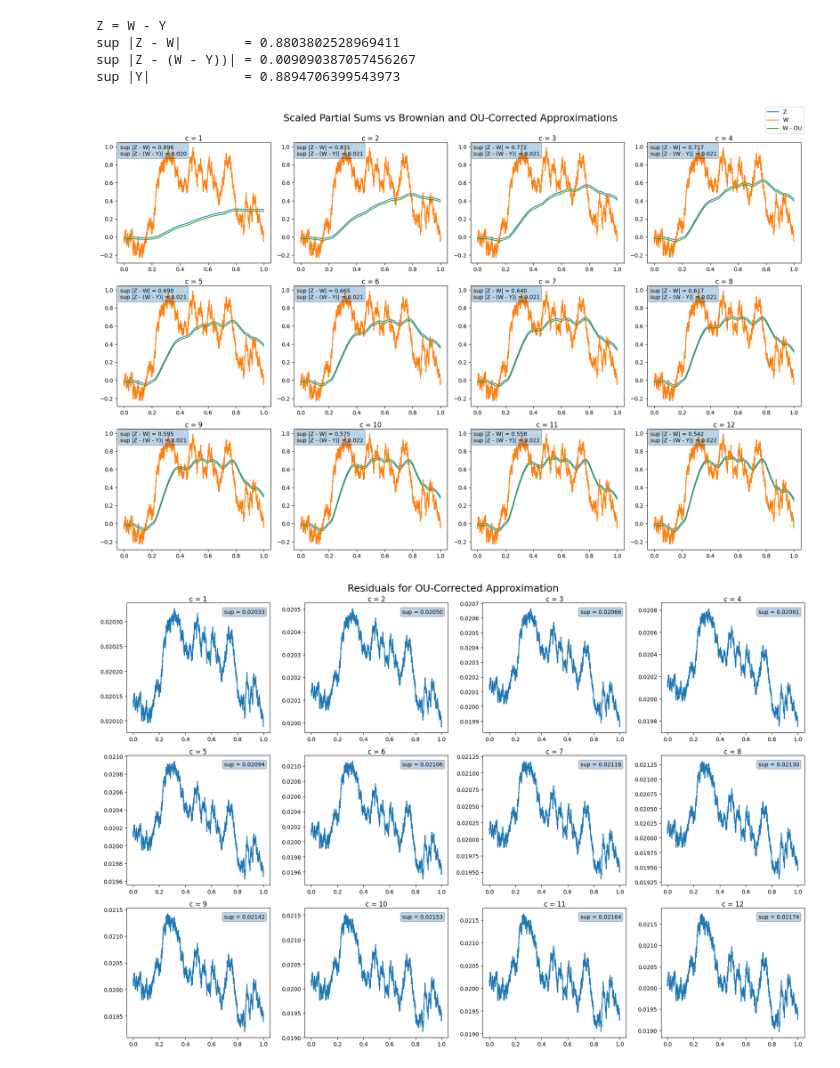
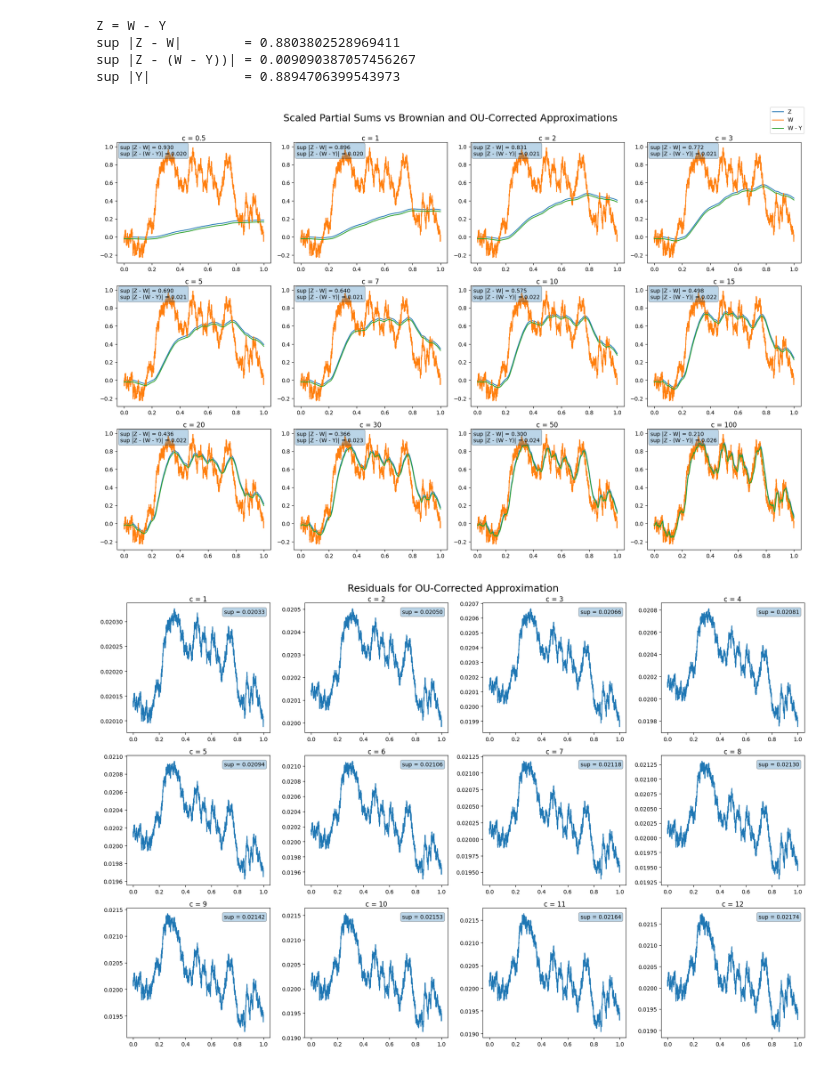
Before and after one commit to Shinyhunter95/Masters-Project, a Jupyter notebook: AR(1).ipynb, the cells around one changed output. Saved outputs shown, nothing was run; the diff lists cells and outputs as text; code cells hidden in the pictures.

```diff
--- a/AR(1).ipynb
+++ b/AR(1).ipynb
@@ -224,7 +224,9 @@ axes = axes.flatten()
 # Loop over c values
 # ---------------------------------
 
-for idx, c in enumerate(range(1, 13)):
+c_values = [0.5, 1, 2, 3, 5, 7, 10, 15, 20, 30, 50, 100]
+
+for idx, c in enumerate(c_values):
 
     rho = 1 - c / N
 
@@ -287,34 +289,34 @@ for idx, c in enumerate(range(1, 13)):
     ax.plot(t, Z, label='Z')
     ax.plot(t, W, label='W')
     ax.plot(t, W_corr, label='W - Y')
 
     ax.set_title(f'c = {c}', pad=1)
 
     ax.text(
         0.02,
         0.98,
         (
             f'sup |Z - W| = {err_BM:.3f}\n'
             f'sup |Z - (W - Y)| = {err_corr:.3f}'
        ),
        transform=ax.transAxes,
        verticalalignment='top',
        bbox=dict(boxstyle='round', alpha=0.3)
     )
 
 # ---------------------------------
 # Shared legend
 # ---------------------------------
 
 handles, labels = axes[0].get_legend_handles_labels()
 
 fig.legend(handles, labels, loc='upper right', ncol=1, bbox_to_anchor=(1, 0.97))
 
 plt.tight_layout(rect=[0, 0, 1, 0.95])
 
 plt.show()
 # %% [output]
-[figure, old version]
+[figure, new version]
 # %%
 import numpy as np
 import matplotlib.pyplot as plt
```
